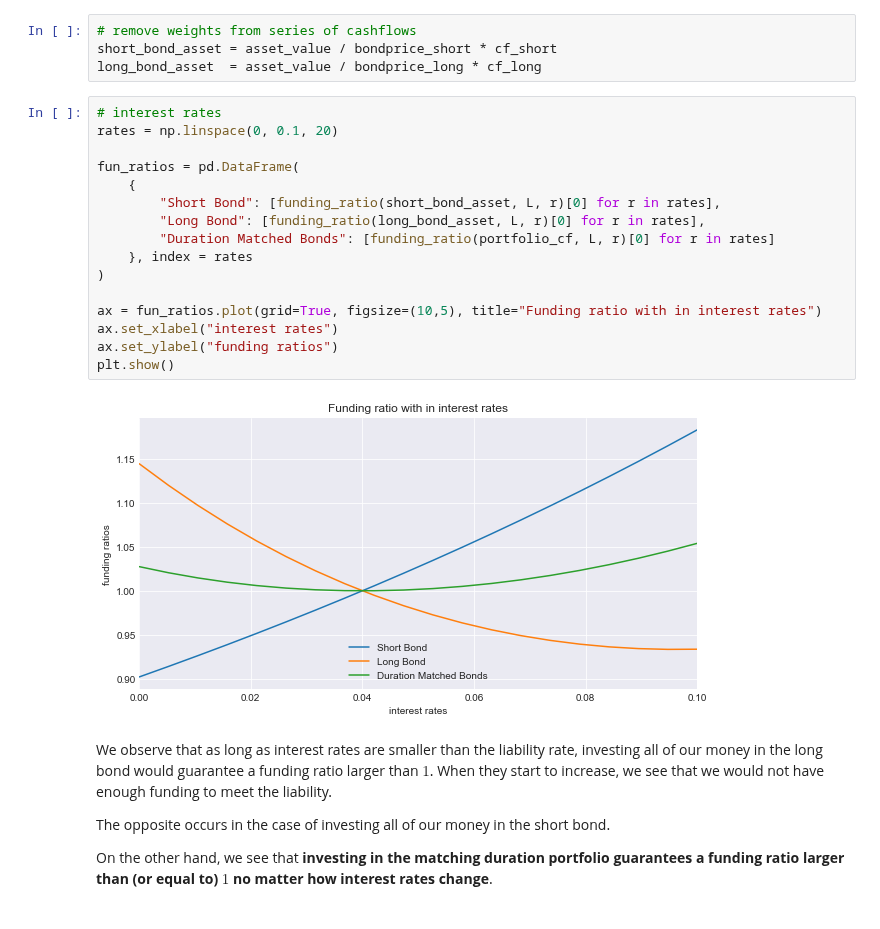
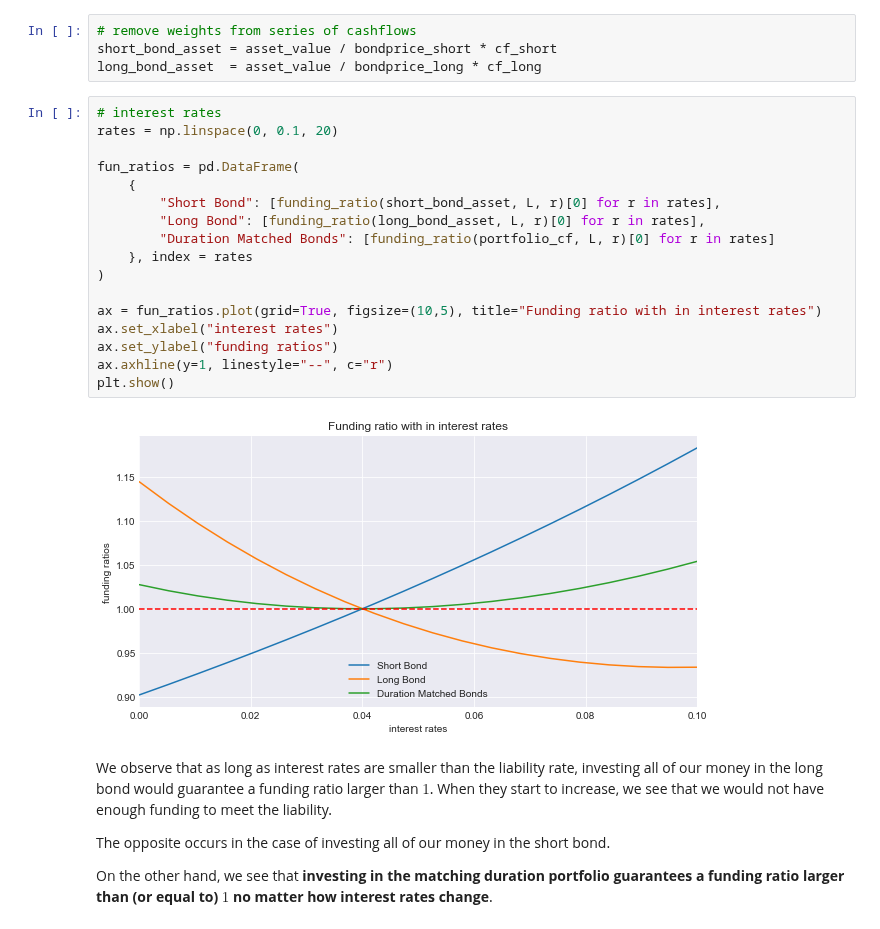
Before and after one commit to z4ir3/finance-courses, a Jupyter notebook: week-4.ipynb, the cells around one changed output. Saved outputs shown, nothing was run; the diff lists cells and outputs as text.

```diff
--- a/week-4.ipynb
+++ b/week-4.ipynb
@@ -902,21 +977,22 @@ long_bond_asset  = asset_value / bondprice_long * cf_long
 # %%
 # interest rates
 rates = np.linspace(0, 0.1, 20)
 
 fun_ratios = pd.DataFrame(
     {
         "Short Bond": [funding_ratio(short_bond_asset, L, r)[0] for r in rates],
         "Long Bond": [funding_ratio(long_bond_asset, L, r)[0] for r in rates],
         "Duration Matched Bonds": [funding_ratio(portfolio_cf, L, r)[0] for r in rates]
     }, index = rates
 )
 
 ax = fun_ratios.plot(grid=True, figsize=(10,5), title="Funding ratio with in interest rates")
 ax.set_xlabel("interest rates")
 ax.set_ylabel("funding ratios")
+ax.axhline(y=1, linestyle="--", c="r")
 plt.show()
 # %% [output]
-[figure, old version]
+[figure, new version]
 # %% [markdown]
 We observe that as long as interest rates are smaller than the liability rate, investing all of our money in the long bond would guarantee a funding ratio larger than $1$. When they start to increase, we see that we would not have enough funding to meet the liability.
 
```
Also changed, not shown: parts of 5 cells of this notebook.
